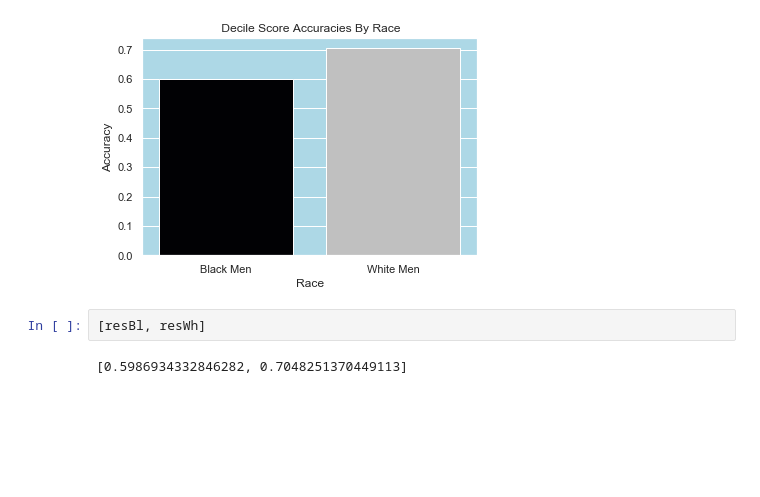
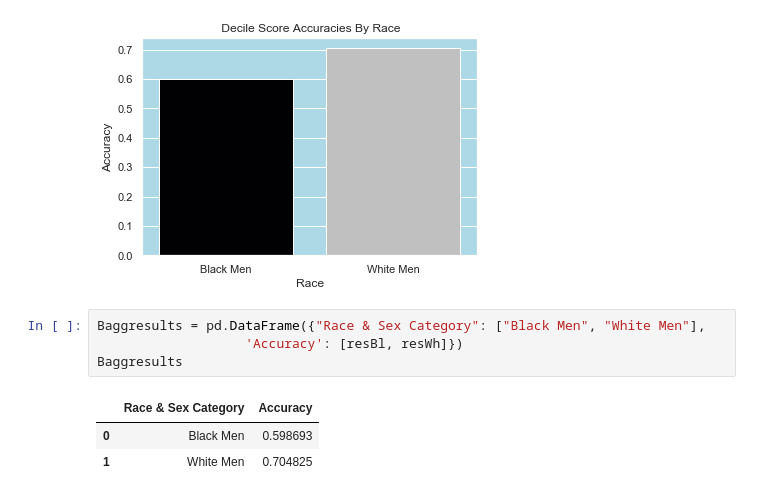
Before and after one commit to CyrusRR/iXDSCourseProject1, a Jupyter notebook: compas-analysis-master/COMPAS Hypothesis Retreived.ipynb, the cells around one changed output. Drawn from its saved outputs; the diff is of its cells as text; blank space fills up the shorter version.

```diff
--- a/compas-analysis-master/COMPAS Hypothesis Retreived.ipynb
+++ b/compas-analysis-master/COMPAS Hypothesis Retreived.ipynb
@@ -1592,7 +1592,11 @@ fig.set(xlabel='Race', ylabel='Accuracy', Title = " Decile Score Accuracies By R
  Text(0.5, 0, 'Race'),
  Text(0.5, 1.0, ' Decile Score Accuracies By Race')]
 [figure]
-# %%
-[resBl, resWh]
-# %% [output]
-[0.5986934332846282, 0.7048251370449113]
+# %%
+Baggresults = pd.DataFrame({"Race & Sex Category": ["Black Men", "White Men"],
+                   'Accuracy': [resBl, resWh]})
+Baggresults
+# %% [output]
+|  | Race & Sex Category | Accuracy |
+| 0 | Black Men | 0.598693 |
+| 1 | White Men | 0.704825 |
```
Also changed, not shown: 1 other file.
